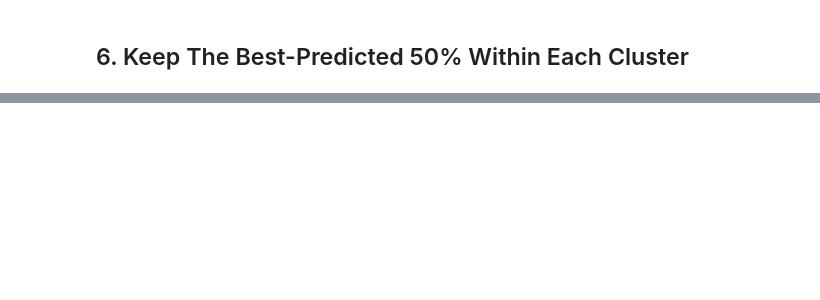
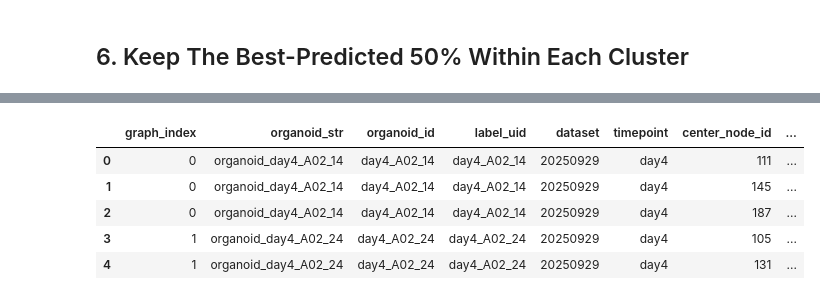
Before and after one commit to fskovbo/organoid_GNN, a Jupyter notebook: experiments/patch_composition_sampling_analysis.ipynb, the cells around one changed output, grey strips where cells are left out. Drawn from its saved outputs; the diff is of its cells as text; code cells hidden in the pictures; blank space fills up the shorter version.

```diff
--- a/experiments/patch_composition_sampling_analysis.ipynb
+++ b/experiments/patch_composition_sampling_analysis.ipynb
@@ -812,0 +1366,85 @@ plt.show()
+# %%
+from scripts.export_patch_composition_tables import (
+    metadata_value,
+    slugify,
+    target_vector,
+)
+
+
+def build_filtered_patch_export_table(filtered_patches, graphs, marker_names):
+    """Create an export-script-compatible table for retained validation patches."""
+    marker_slugs = [slugify(marker) for marker in marker_names]
+    rows = []
+
+    for patch in filtered_patches.itertuples(index=False):
+        graph = graphs[int(patch.graph_index)]
+        patch_nodes = np.asarray(json.loads(patch.patch_node_ids), dtype=np.int64)
+        x = graph.x.detach().cpu().numpy()
+        y = target_vector(graph)
+        patch_x = x[patch_nodes]
+        patch_y = y[patch_nodes]
+
+        row = {
+            "graph_index": int(patch.graph_index),
+            "organoid_str": patch.organoid_str,
+            "organoid_id": patch.organoid_id,
+            "label_uid": patch.label_uid,
+            "dataset": patch.dataset,
+            "timepoint": patch.timepoint,
+            "center_node_id": int(patch.center_node_id),
+            "center_node_original_id": int(patch.center_node_original_id),
+            "patch_node_ids": patch.patch_node_ids,
+            "sampling_stage": patch.sampling_stage,
+            "n_cells_pool": int(len(patch_nodes)),
+            "n_cells_organoid": int(graph.x.shape[0]),
+            "total_surface_area": metadata_value(
+                graph,
+                ["total_surface_area", "surface_area"],
+            ),
+            "total_volume": metadata_value(
+                graph,
+                ["total_volume", "volume"],
+            ),
+            "center_curvature": float(y[int(patch.center_node_id)]),
+            "pool_mean_curvature": float(np.mean(patch_y)),
+            "pool_std_curvature": (
+                float(np.std(patch_y, ddof=1)) if len(patch_y) > 1 else 0.0
+            ),
+            "prediction_depth_2": float(patch.center_predicted_curvature),
+            "absolute_error_depth_2": float(patch.center_absolute_error),
+            "cluster_depth2": int(patch.cluster),
+        }
+
+        for marker_index, slug in enumerate(marker_slugs):
+            positive = patch_x[:, marker_index] > 0.5
+            row[f"n_{slug}_positive"] = int(positive.sum())
+            row[f"frac_{slug}_positive"] = float(positive.mean())
+            row[f"center_{slug}_positive"] = int(
+                x[int(patch.center_node_id), marker_index] > 0.5
+            )
+            for hop in range(PATCH_RADIUS + 1):
+                row[f"hop_{hop}_{slug}_present"] = int(
+                    getattr(patch, f"hop_{hop}_marker_{marker_index}_present")
+                )
+
+        rows.append(row)
+
+    return pd.DataFrame(rows)
+
+
+filtered_patch_export_df = build_filtered_patch_export_table(
+    accurate_patch_df,
+    g_val_raw,
+    marker_names,
+)
+filtered_patch_export_path = (
+    TABLES_DIR / "patch_composition_filtered_validation_predictions_clusters.csv"
+)
+filtered_patch_export_df.to_csv(filtered_patch_export_path, index=False)
+
+print(
+    f"Exported {len(filtered_patch_export_df):,} filtered patches -> "
+    f"{filtered_patch_export_path}"
+)
+display(filtered_patch_export_df.head())
+# %% [output]
@@ -812,0 +1452,6 @@ plt.show()
+|  | graph_index | organoid_str | organoid_id | label_uid | dataset | timepoint | center_node_id | ... |
+| 0 | 0 | organoid_day4_A02_14 | day4_A02_14 | day4_A02_14 | 20250929 | day4 | 111 | ... |
+| 1 | 0 | organoid_day4_A02_14 | day4_A02_14 | day4_A02_14 | 20250929 | day4 | 145 | ... |
+| 2 | 0 | organoid_day4_A02_14 | day4_A02_14 | day4_A02_14 | 20250929 | day4 | 187 | ... |
+| 3 | 1 | organoid_day4_A02_24 | day4_A02_24 | day4_A02_24 | 20250929 | day4 | 105 | ... |
+| 4 | 1 | organoid_day4_A02_24 | day4_A02_24 | day4_A02_24 | 20250929 | day4 | 131 | ... |
```
Also changed, not shown: parts of 22 cells of this notebook.
